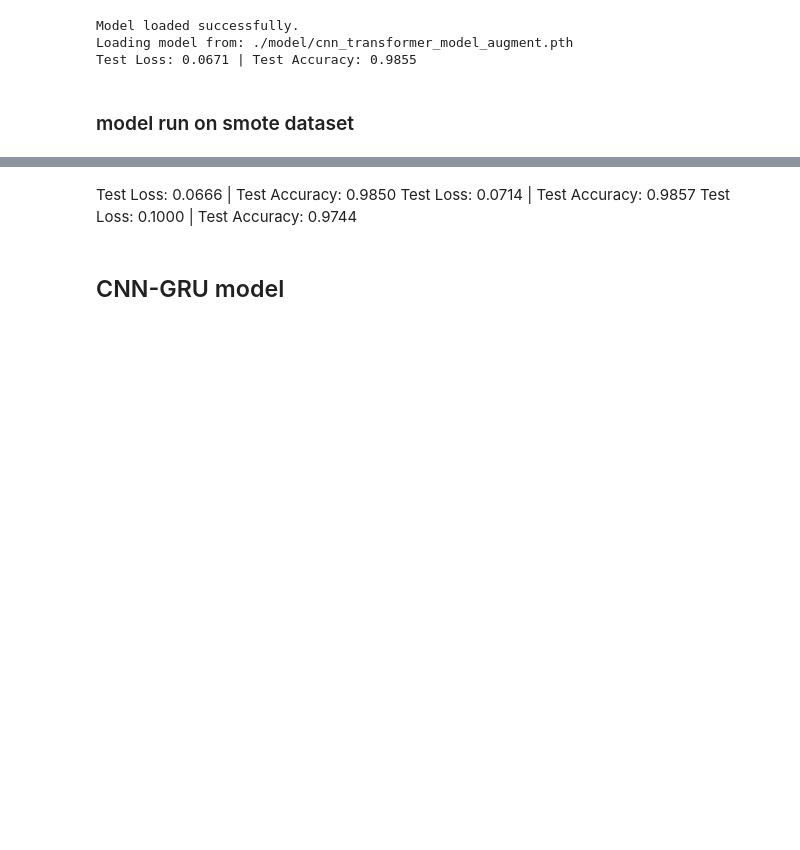
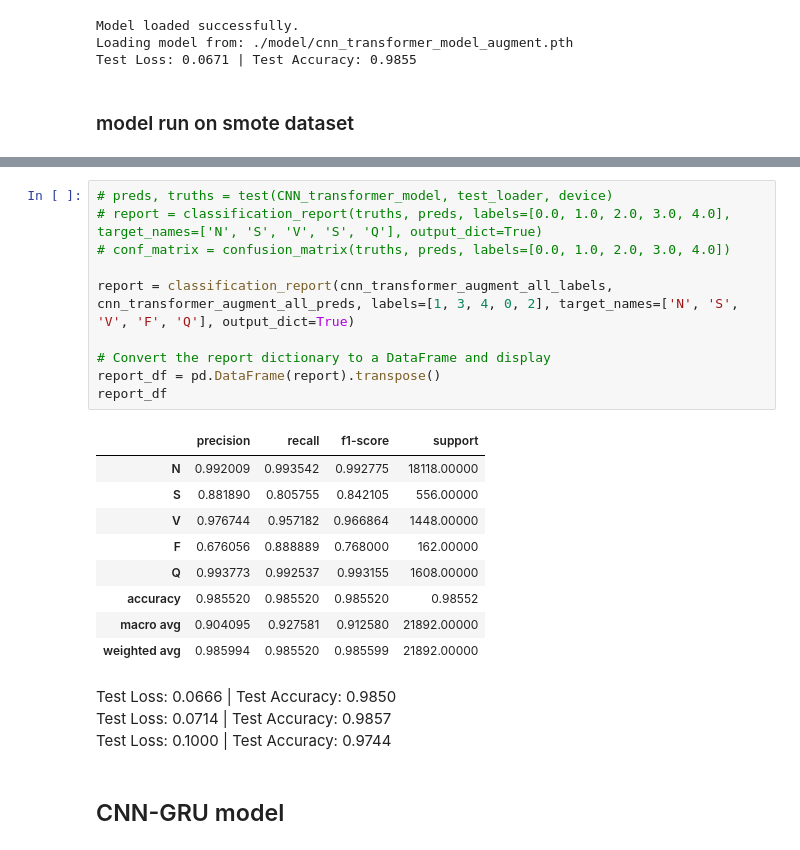
Before and after one commit to RandallCher/Neural-Networks-Project, a Jupyter notebook: main.ipynb, the cells around one changed output, grey strips where cells are left out. Cells and saved outputs as stored; diff of their text form; blank space fills up the shorter version.

```diff
--- a/main.ipynb
+++ b/main.ipynb
@@ -336,6 +327,26 @@ Test Loss: 0.1010 | Test Accuracy: 0.9832
+# %%
+# preds, truths = test(CNN_transformer_model, test_loader, device)
+# report = classification_report(truths, preds, labels=[0.0, 1.0, 2.0, 3.0, 4.0], target_names=['N', 'S', 'V', 'S', 'Q'], output_dict=True)
+# conf_matrix = confusion_matrix(truths, preds, labels=[0.0, 1.0, 2.0, 3.0, 4.0])
+
+report = classification_report(cnn_transformer_augment_all_labels, cnn_transformer_augment_all_preds, labels=[1, 3, 4, 0, 2], target_names=['N', 'S', 'V', 'F', 'Q'], output_dict=True)
+
+# Convert the report dictionary to a DataFrame and display
+report_df = pd.DataFrame(report).transpose()
+report_df
+# %% [output]
+|  | precision | recall | f1-score | support |
+| N | 0.992009 | 0.993542 | 0.992775 | 18118.00000 |
+| S | 0.881890 | 0.805755 | 0.842105 | 556.00000 |
+| V | 0.976744 | 0.957182 | 0.966864 | 1448.00000 |
+| F | 0.676056 | 0.888889 | 0.768000 | 162.00000 |
+| Q | 0.993773 | 0.992537 | 0.993155 | 1608.00000 |
+| accuracy | 0.985520 | 0.985520 | 0.985520 | 0.98552 |
+| macro avg | 0.904095 | 0.927581 | 0.912580 | 21892.00000 |
+| weighted avg | 0.985994 | 0.985520 | 0.985599 | 21892.00000 |
 # %% [markdown]
-Test Loss: 0.0666 | Test Accuracy: 0.9850
-Test Loss: 0.0714 | Test Accuracy: 0.9857
+Test Loss: 0.0666 | Test Accuracy: 0.9850 \
+Test Loss: 0.0714 | Test Accuracy: 0.9857 \
 Test Loss: 0.1000 | Test Accuracy: 0.9744
 # %% [markdown]
 ## CNN-GRU model
```
Also changed, not shown: parts of 7 cells of this notebook, 8 other files.
